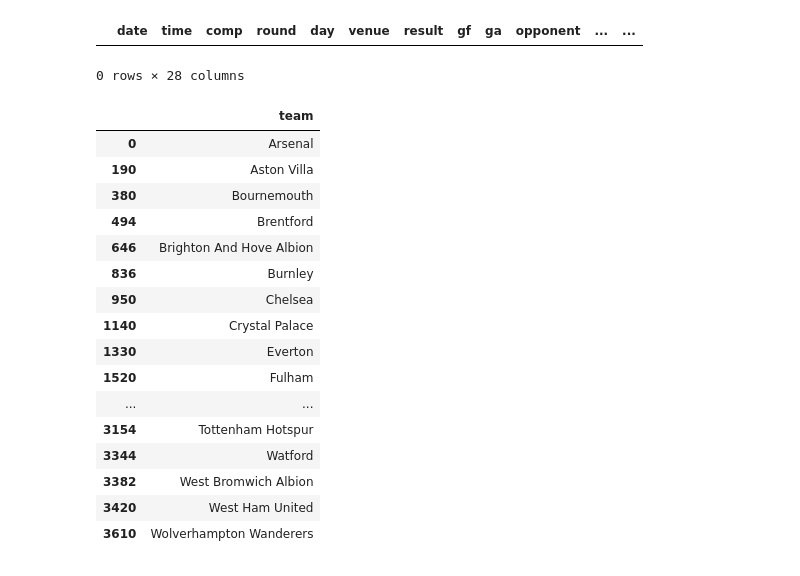
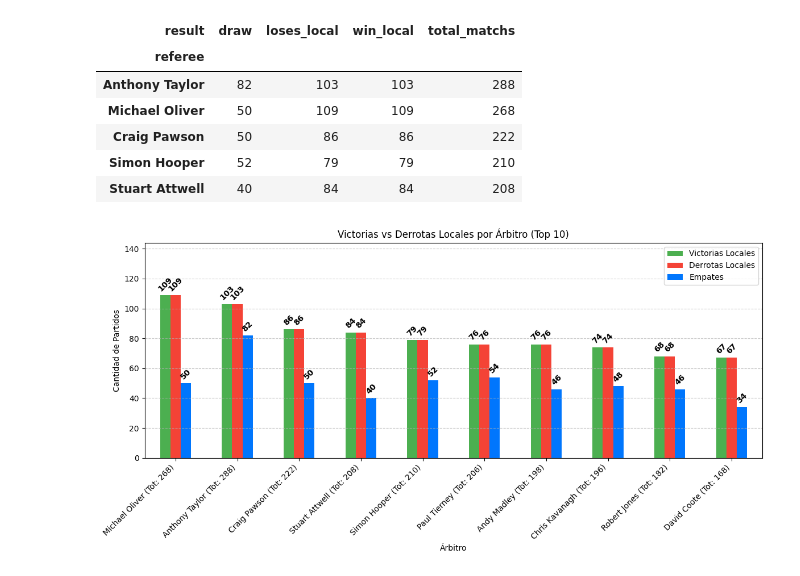
Before and after one commit to jp0617/analisis, a Jupyter notebook: Premier-stiware.ipynb, the cells around one changed output. Cells and saved outputs as stored; diff of their text form; code cells hidden in the pictures.

```diff
--- a/Premier-stiware.ipynb
+++ b/Premier-stiware.ipynb
@@ -3,27 +3,4 @@ import pandas as pd
 
 df = pd.read_csv('data/final_matches.csv')
 # %%
-df[~df['notes'].isnull()]
+df.describe()
-# %% [output]
-|  | date | time | comp | round | day | venue | result | gf | ga | opponent | ... | ... |
-0 rows × 28 columns
-# %%
-df[['team']].drop_duplicates()
-# %% [output]
-|  | team |
-| 0 | Arsenal |
-| 190 | Aston Villa |
-| 380 | Bournemouth |
-| 494 | Brentford |
-| 646 | Brighton And Hove Albion |
-| 836 | Burnley |
-| 950 | Chelsea |
-| 1140 | Crystal Palace |
-| 1330 | Everton |
-| 1520 | Fulham |
-| ... | ... |
-| 3154 | Tottenham Hotspur |
-| 3344 | Watford |
-| 3382 | West Bromwich Albion |
-| 3420 | West Ham United |
-| 3610 | Wolverhampton Wanderers |
@@ -29,0 +17,46 @@ df[['team']].drop_duplicates()
+# %%
+df_referee = df.groupby(['referee', 'result']).size().unstack(fill_value=0)
+df_referee = df_referee.rename(columns={'W': 'win_local', 'L': 'loses_local','D':'draw'})
+df_referee.loc[:,'total_matchs'] = df_referee['win_local']+df_referee['loses_local']+df_referee['draw']
+# %%
+df_referee.sort_values(by='total_matchs', ascending=False).head()
+# %% [output]
+| result | draw | loses_local | win_local | total_matchs |
+| referee |  |  |  |  |
+| Anthony Taylor | 82 | 103 | 103 | 288 |
+| Michael Oliver | 50 | 109 | 109 | 268 |
+| Craig Pawson | 50 | 86 | 86 | 222 |
+| Simon Hooper | 52 | 79 | 79 | 210 |
+| Stuart Attwell | 40 | 84 | 84 | 208 |
+# %%
+import matplotlib.pyplot as plt
+
+# Ordenar y filtrar para que la gráfica sea legible
+top_referees = df_referee.sort_values(by='win_local', ascending=False).head(10)
+
+# Total de partidos dirigidos
+referee_total = [f"{ref} (Tot: {tot})" for ref, tot in zip(top_referees.index, top_referees['total_matchs'])]
+
+
+# Crear la gráfica
+ax = top_referees[['win_local', 'loses_local','draw']].plot(kind='bar', figsize=(12, 6),color=['#4CAF50', '#F44336',"#0076FD"])
+
+
+for container in ax.containers:
+    ax.bar_label(container, padding=3, fontsize=10, fontweight='bold',rotation=45)
+
+# asignar nuevo la etiqueta con el total de partidos dirigidos
+ax.set_xticklabels(referee_total, rotation=45, ha='right')
+
+plt.title('Victorias vs Derrotas Locales por Árbitro (Top 10)')
+plt.xlabel('Árbitro')
+plt.ylabel('Cantidad de Partidos')
+plt.xticks(rotation=45)
+plt.legend(['Victorias Locales', 'Derrotas Locales','Empates'])
+ax.set_ylim(0, top_referees.values.max() /2)
+plt.grid(axis='y', linestyle='--', alpha=0.7)
+
+plt.tight_layout()
+plt.show()
+# %% [output]
+[figure, added]
```
Also changed, not shown: parts of 6 cells of this notebook.
